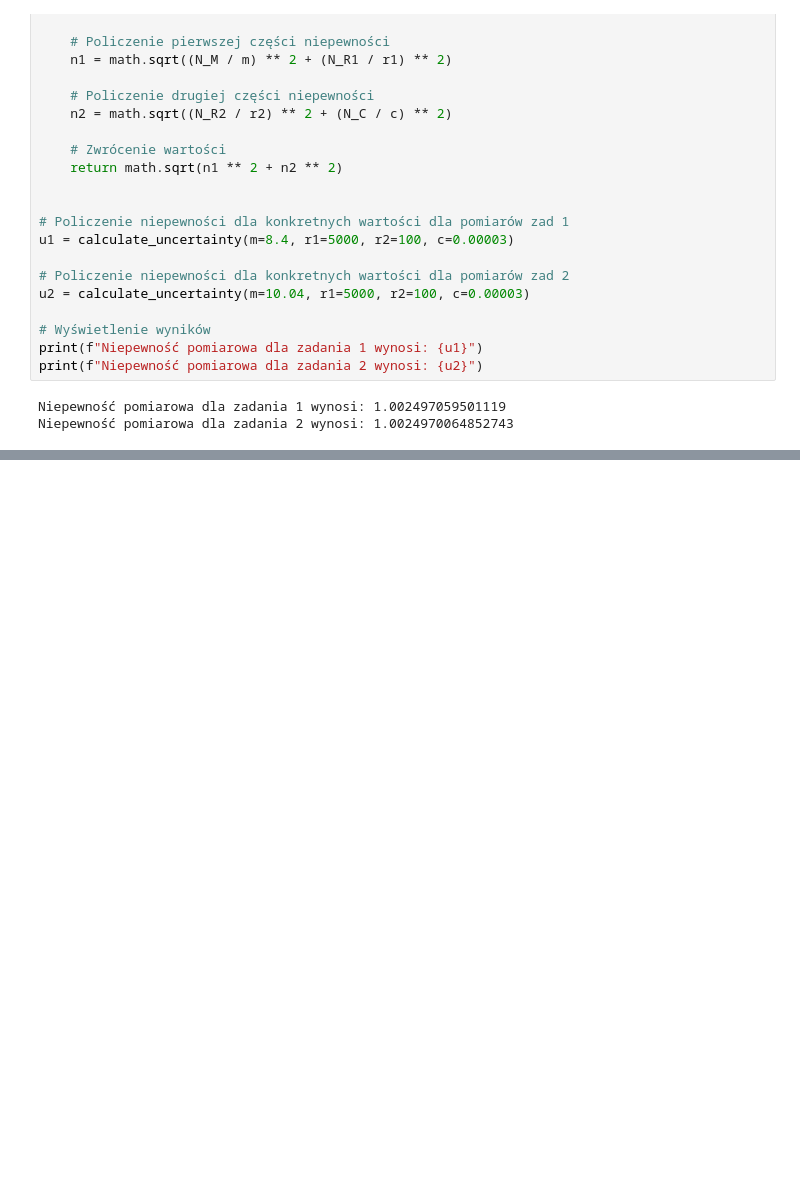
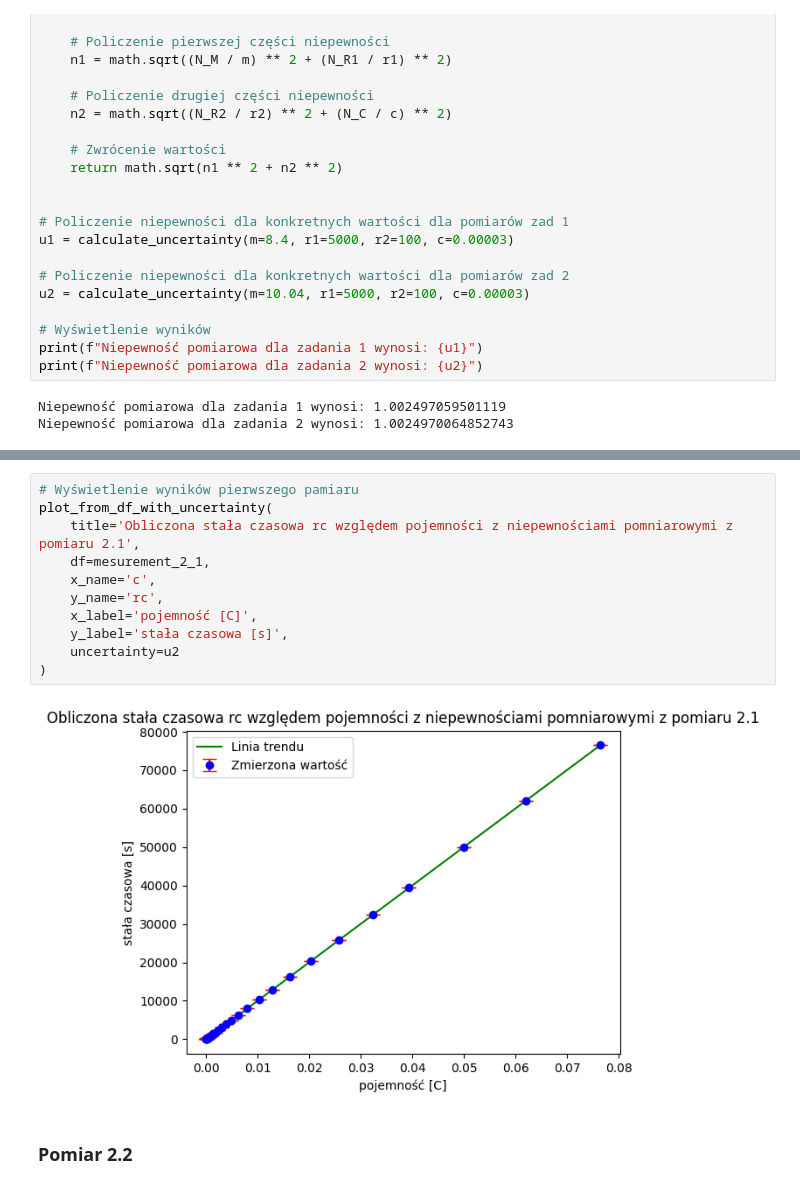
Before and after one commit to mateusz-lisowski/fiz-labs, a Jupyter notebook: lab3/report.ipynb, the cells around one changed output, grey strips where cells are left out. Drawn from its saved outputs; the diff is of its cells as text; blank space fills up the shorter version.

```diff
--- a/lab3/report.ipynb
+++ b/lab3/report.ipynb
@@ -351,0 +400,15 @@ Niepewność pomiarowa dla zadania 2 wynosi: 1.0024970064852743
+# %%
+# Wyświetlenie wyników pierwszego pamiaru
+plot_from_df_with_uncertainty(
+    title='Obliczona stała czasowa rc względem pojemności z niepewnościami pomniarowymi z pomiaru 2.1',
+    df=mesurement_2_1,
+    x_name='c',
+    y_name='rc',
+    x_label='pojemność [C]',
+    y_label='stała czasowa [s]',
+    uncertainty=u2
+)
+# %% [output]
+[figure, added]
+# %% [markdown]
+### Pomiar 2.2
```
Also changed, not shown: parts of 10 cells of this notebook.
